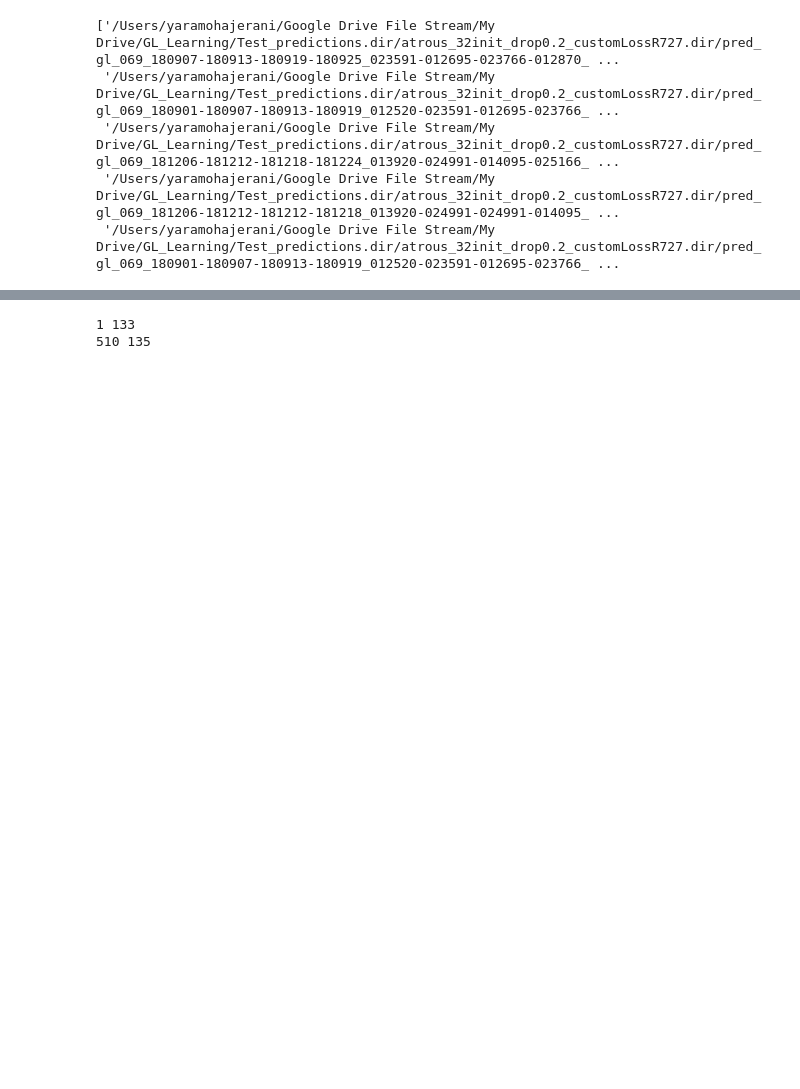
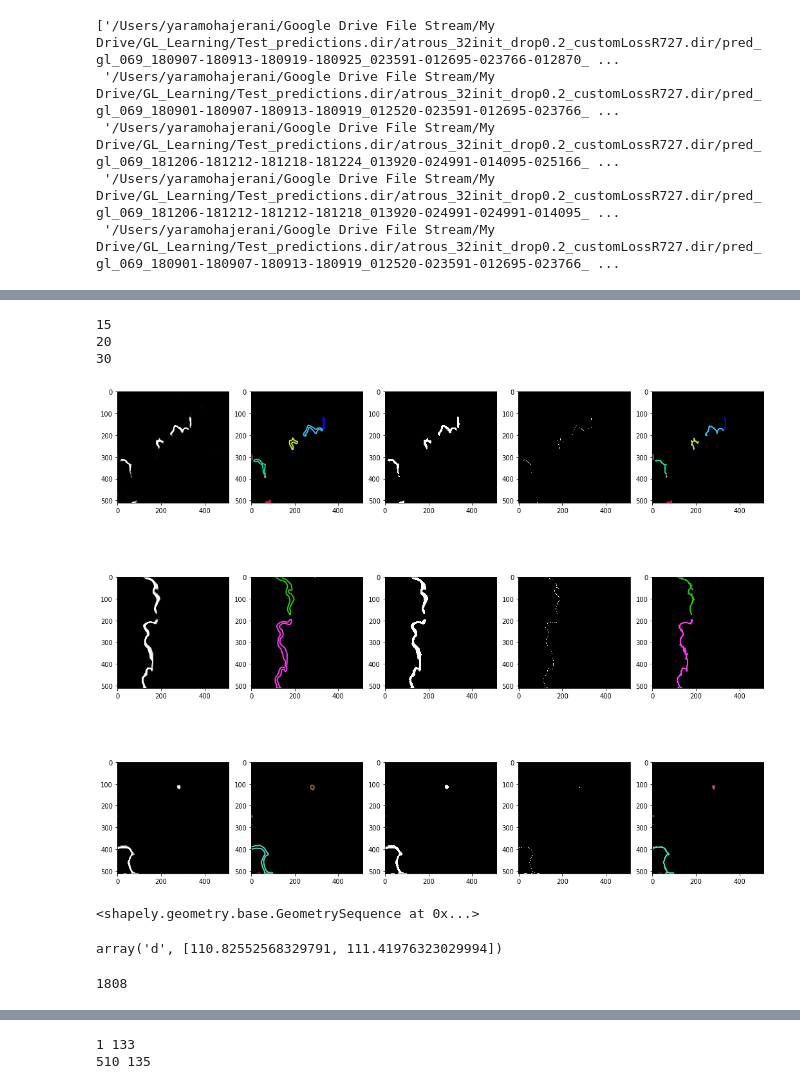
Before and after one commit to yaramohajerani/GL_learning, a Jupyter notebook: GL_postprocessing_geocoded_complex.ipynb, the cells around one changed output, grey strips where cells are left out. Saved outputs shown, nothing was run; the diff lists cells and outputs as text; code cells hidden in the pictures; blank space fills up the shorter version.

Commit message:
experiment with postprocessing notebook for centerline extraction

```diff
--- a/GL_postprocessing_geocoded_complex.ipynb
+++ b/GL_postprocessing_geocoded_complex.ipynb
@@ -84,0 +105,60 @@ plt.show()
+# %%
+fig,ax = plt.subplots(3,5,figsize=(18,15))
+eps = 0.3
+attributes = {"id": 1, "name": "polygon", "valid": True}
+for j,k in enumerate([15,20,30]):
+    print(k)
+    im = imageio.imread(fileList[k]).astype(float)/255.
+
+    #-- close contour ends to make polygons
+    im[np.nonzero(im[:,0] > eps),0] = eps
+    im[np.nonzero(im[:,-1] > eps),-1] = eps
+    im[0,np.nonzero(im[0,:] > eps)] = eps
+    im[-1,np.nonzero(im[-1,:] > eps)] = eps
+
+    contours = measure.find_contours(im, eps)
+
+    im2 = np.zeros(im.shape, dtype=int)
+    ax[j,1].imshow(np.zeros(im.shape),cmap=plt.cm.gray)
+    ax[j,4].imshow(np.zeros(im.shape),cmap=plt.cm.gray)
+    for n, contour in enumerate(contours):
+        col = np.random.rand(3,)
+        ax[j,1].plot(contour[:, 1], contour[:, 0], linewidth=2, color=col)
+        #-- draw line through contour
+        #-- first make image with just 1 contour, and invert weights
+        im2[np.round(contour[:, 0]).astype('int'), np.round(contour[:, 1]).astype('int')] = 1
+        im2 = ndimage.binary_fill_holes(im2)
+
+        p = Polygon(zip(contour[:, 1], contour[:, 0]))
+#         x,y = p.exterior.xy
+#         ax[j,4].plot(x,y,linewidth=2)
+        centerline = Centerline(p, **attributes)
+        for w in range(len(centerline.geoms)):
+            x,y = centerline.geoms[w].coords.xy
+            ax[j,4].plot(x,y,linewidth=1.2,color=col)
+
+    ax[j,0].imshow(im, cmap=plt.cm.gray)
+    ax[j,2].imshow(im2, cmap=plt.cm.gray)
+    ax[j,3].imshow(thin(im2), cmap=plt.cm.gray)
+plt.show()
+# %% [output]
+15
+20
+30
+[figure, added]
+# %%
+attributes = {"id": 1, "name": "polygon", "valid": True}
+p = Polygon(zip(np.round(contour[:, 0]).astype('int'), np.round(contour[:, 1]).astype('int')))
+centerline = Centerline(p, **attributes)
+centerline.geoms
+# %% [output]
+<shapely.geometry.base.GeometrySequence at 0x...>
+# %%
+x,y = centerline.geoms[0].coords.xy
+y
+# %% [output]
+array('d', [110.82552568329791, 111.41976323029994])
+# %%
+len(centerline.geoms)
+# %% [output]
+1808
```
Also changed, not shown: parts of 13 cells of this notebook.
